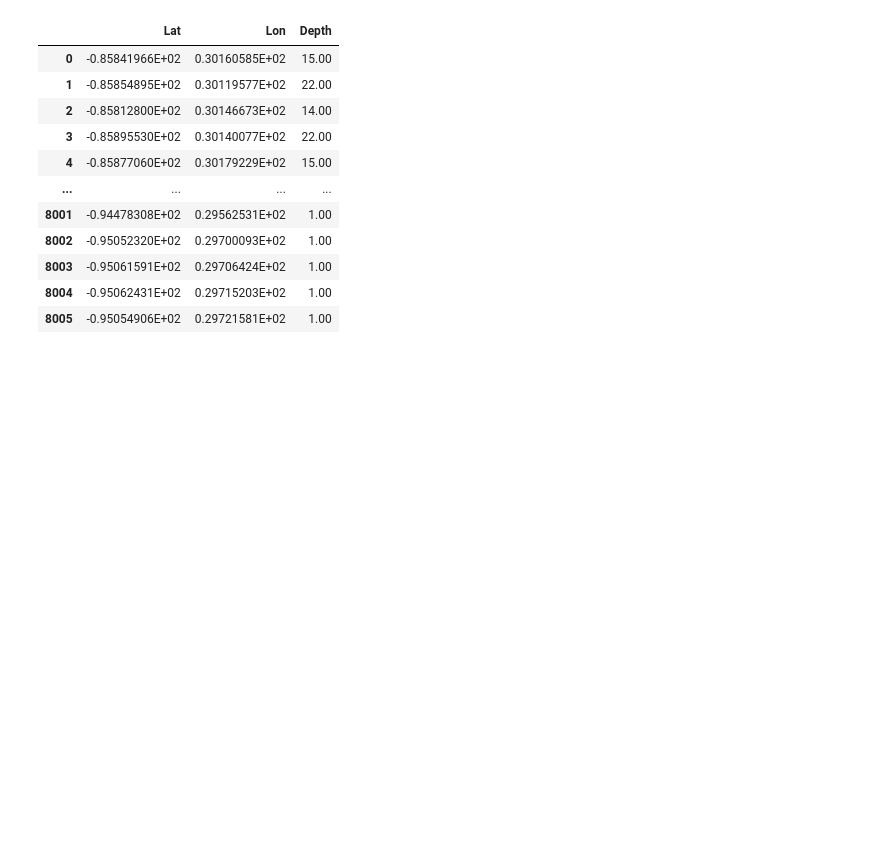
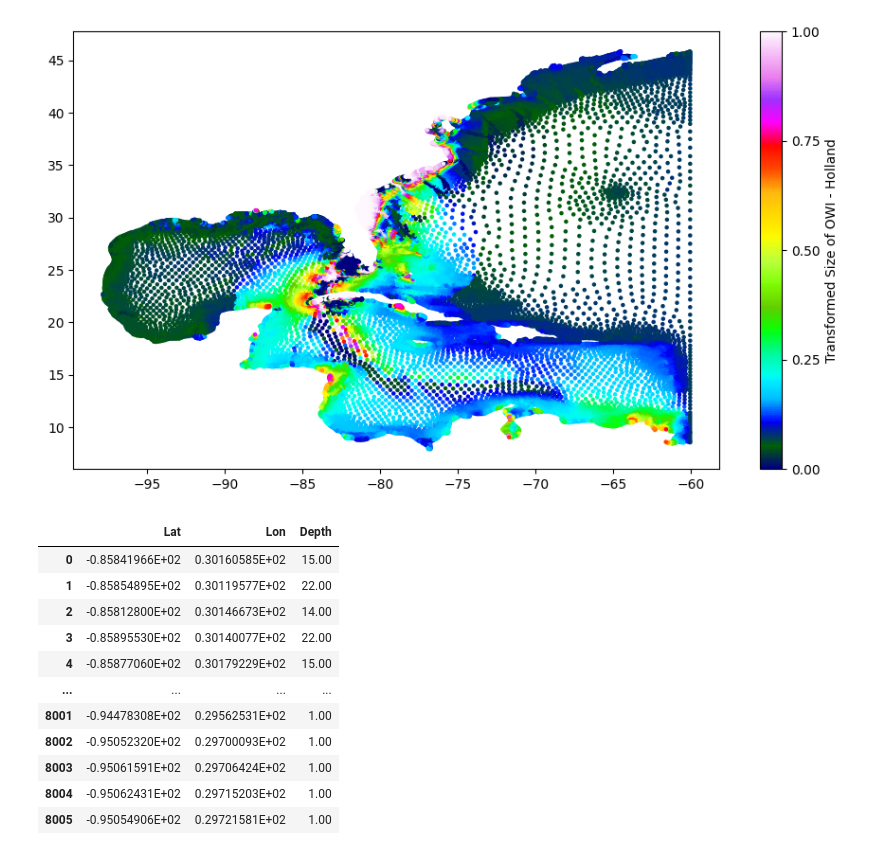
Before and after one commit to hrosso710/ADCIRC_work, a Jupyter notebook: ADCIRC_plots.ipynb, the cells around one changed output. Saved outputs shown, nothing was run; the diff lists cells and outputs as text; code cells hidden in the pictures; blank space fills up the shorter version.

```diff
--- a/ADCIRC_plots.ipynb
+++ b/ADCIRC_plots.ipynb
@@ -8,0 +155,12 @@ import matplotlib.pyplot as plt
+# %%
+plt.figure(figsize=(11, 8))
+scatter = plt.scatter(mesh_cleaned.iloc[:,0], mesh_cleaned.iloc[:,1], c=normalized_diffs, cmap='gist_ncar', s=5,
+                      alpha = 1)
+# Add color bar
+cbar = plt.colorbar(scatter)
+cbar.set_label('Transformed Size of OWI - Holland')
+
+# Optional: Customize color bar ticks
+cbar.set_ticks([0, 0.25, 0.5, 0.75, 1])
+# %% [output]
+[figure, added]
```
Also changed, not shown: parts of 15 cells of this notebook.
